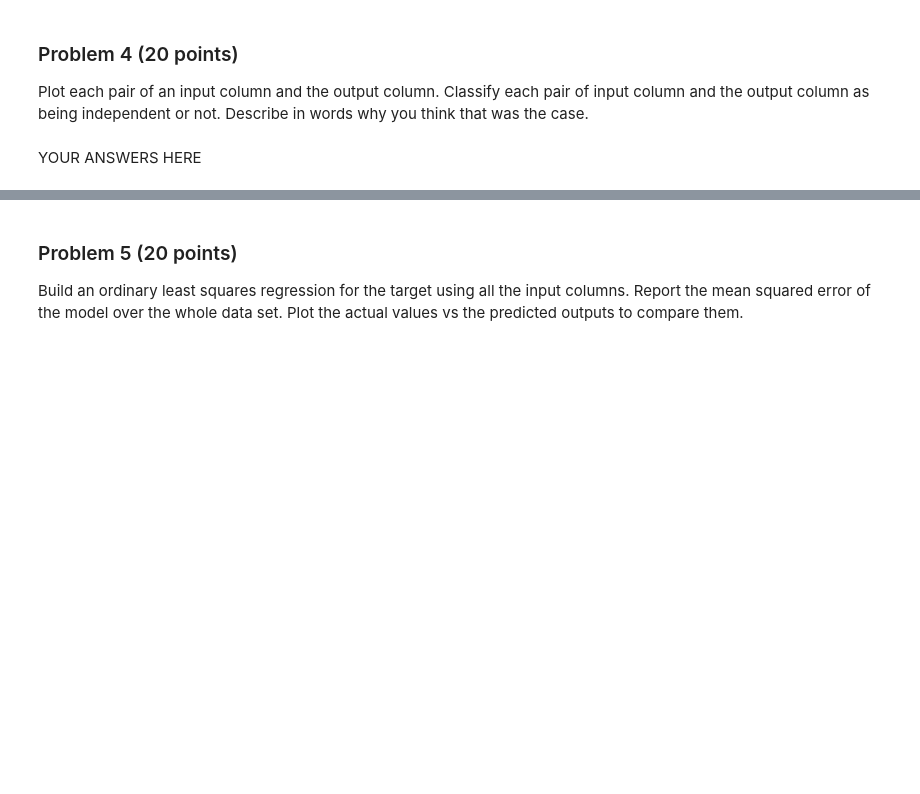
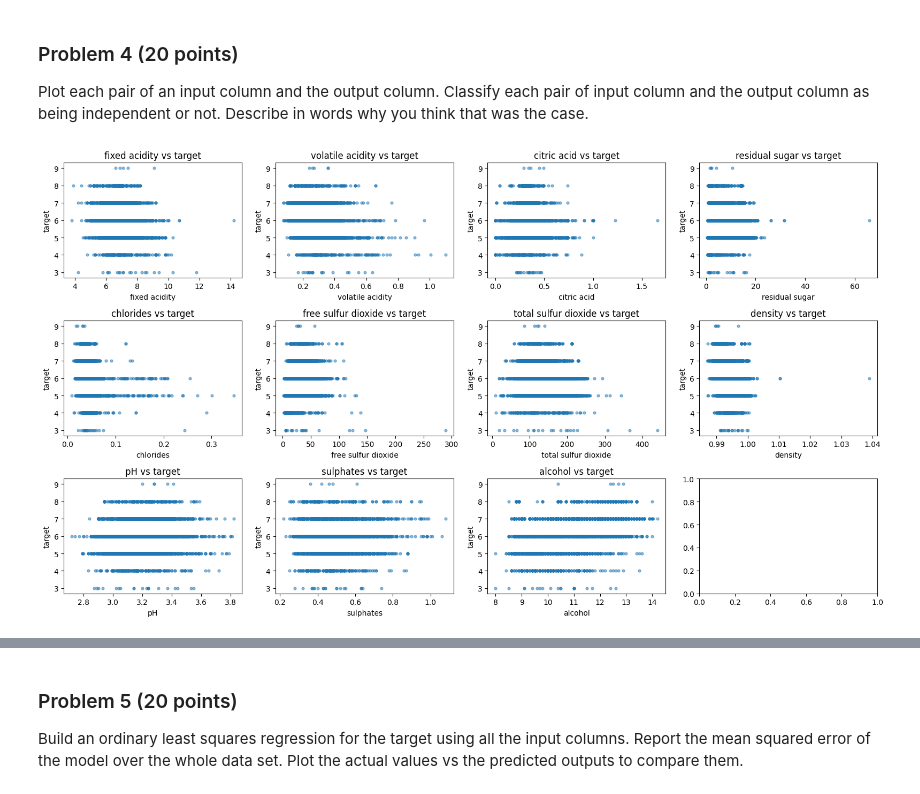
Before and after one commit to RevibeZ/dx601-final-project, a Jupyter notebook: project.ipynb, the cells around one changed output, grey strips where cells are left out. Drawn from its saved outputs; the diff is of its cells as text; code cells hidden in the pictures; blank space fills up the shorter version.

```diff
--- a/project.ipynb
+++ b/project.ipynb
@@ -158,2 +195,23 @@ Describe in words why you think that was the case.
-# %% [markdown]
-YOUR ANSWERS HERE
+# %%
+TARGET_COL = "target"
+FEATURE_COLS = [c for c in df.columns if c != TARGET_COL]
+
+n = len(FEATURE_COLS)
+cols = 4
+rows = 3
+
+fig, axes = plt.subplots(rows, cols, figsize=(16, 9))
+axes = np.array(axes).reshape(rows, cols)
+
+for idx, col in enumerate(FEATURE_COLS):
+    r, c = divmod(idx, cols)
+    ax = axes[r, c]
+    ax.scatter(df[col], df[TARGET_COL], s=12, alpha=0.5)
+    ax.set_xlabel(col)
+    ax.set_ylabel("target")
+    ax.set_title(f"{col} vs target")
+
+fig.tight_layout()
+plt.show()
+# %% [output]
+[figure, added]
```
Also changed, not shown: parts of 17 cells of this notebook.
